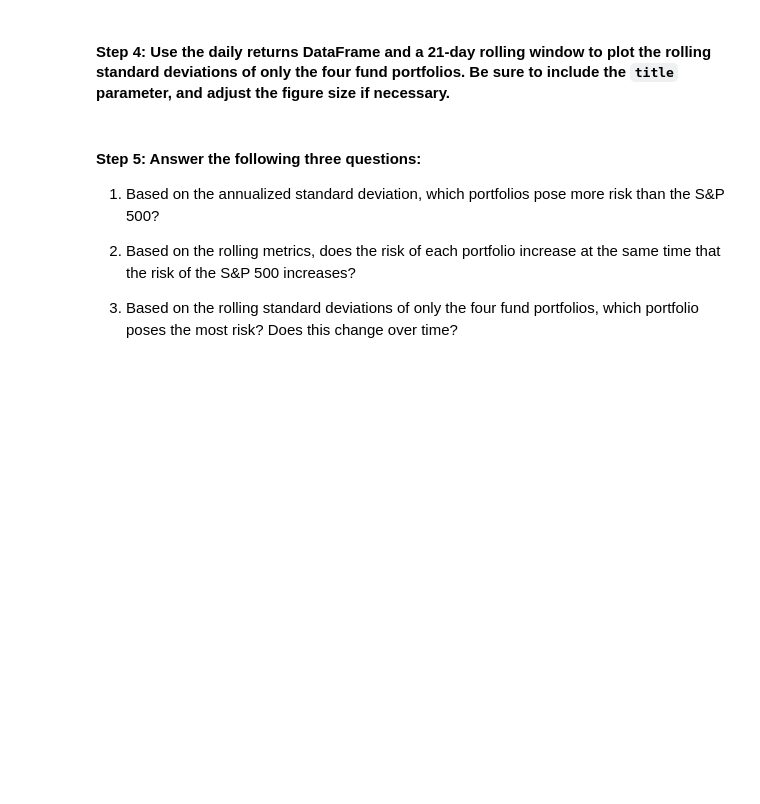
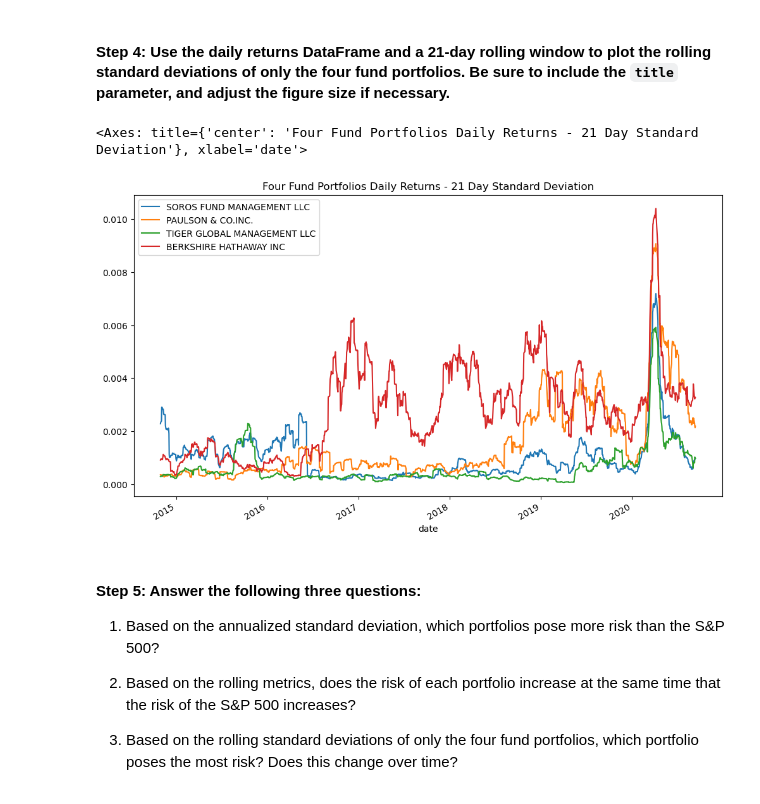
Before and after one commit to AnaFilipaMartelo/Challenge4, a Jupyter notebook: risk_return_analysis.ipynb, the cells around one changed output. Drawn from its saved outputs; the diff is of its cells as text; code cells hidden in the pictures; blank space fills up the shorter version.

```diff
--- a/risk_return_analysis.ipynb
+++ b/risk_return_analysis.ipynb
@@ -254,7 +286,12 @@ Evaluate the risk profile of each portfolio by using the standard deviation and
 # %%
 # Using the daily return data and a 21-day rolling window, plot the rolling standard deviation of just the 4 portfolios.
 # Include a title parameter and adjust the figure size
-# YOUR CODE HERE
+whale_navs_drop_sp500_rolling_std =whale_navs_returns_drop_sp500.rolling(window=21).std()
+
+whale_navs_drop_sp500_rolling_std.plot(figsize=(12,7), title="Four Fund Portfolios Daily Returns - 21 Day Standard Deviation")
+# %% [output]
+<Axes: title={'center': 'Four Fund Portfolios Daily Returns - 21 Day Standard Deviation'}, xlabel='date'>
+[figure, added]
 # %% [markdown]
 #### Step 5: Answer the following three questions:
 
```
Also changed, not shown: parts of 9 cells of this notebook.
